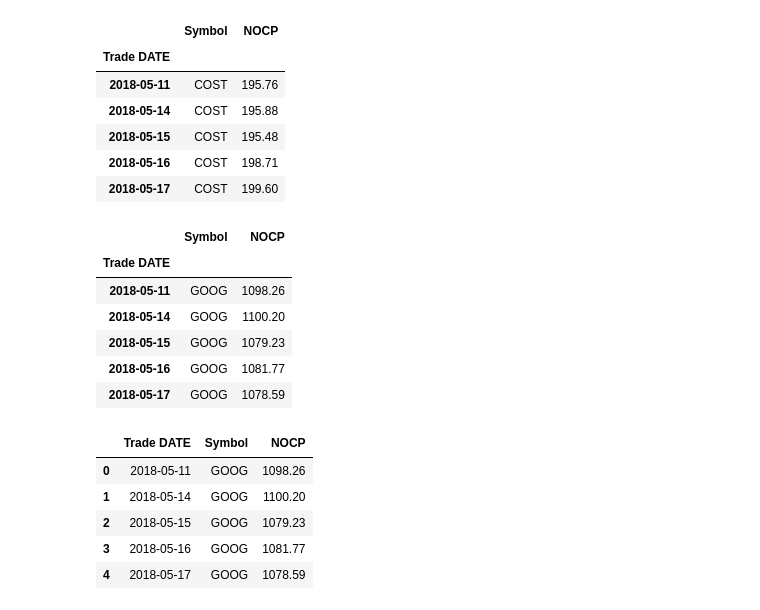
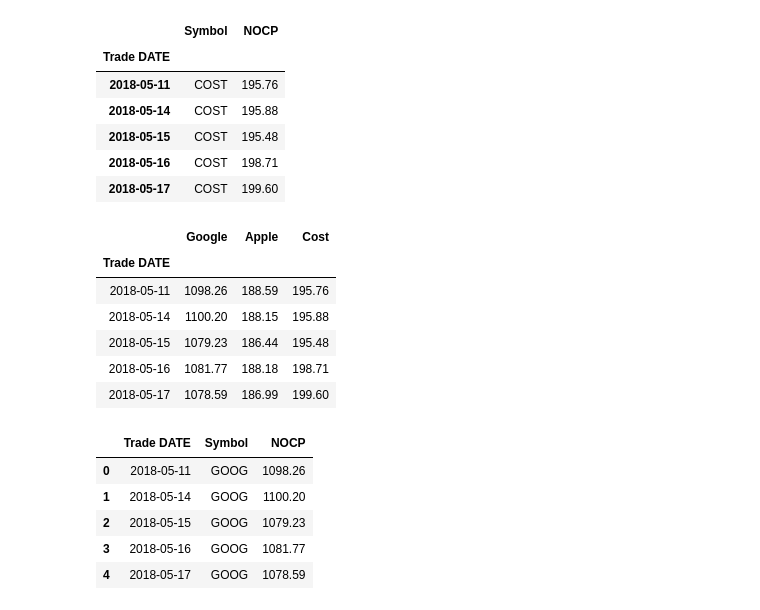
Before and after one commit to GonzaloGarciaContreras/Pandas-Homework-Whale-Analysis, a Jupyter notebook: ggc_whale_analysis.ipynb, the cells around one changed output. Drawn from its saved outputs; the diff is of its cells as text; code cells hidden in the pictures.

Commit message:
+ myporfolio aapl, goog, cost, cleaned

```diff
--- a/ggc_whale_analysis.ipynb
+++ b/ggc_whale_analysis.ipynb
@@ -646,3 +699,20 @@ In this section, you will build your own portfolio of stocks, calculate the retu
 | 2018-05-15 | AAPL | 186.44 |
 | 2018-05-16 | AAPL | 188.18 |
 | 2018-05-17 | AAPL | 186.99 |
+# %%
+# Read the third stock
+cost_csv_path = Path("./Resources/cost_historical.csv")
+cost_csv = pd.read_csv(cost_csv_path)
+#cost_csv.head()
+# %%
+cost_csv.set_index(pd.to_datetime(cost_csv['Trade DATE'], infer_datetime_format=True), inplace=True)
+cost_csv.drop(columns=['Trade DATE', 'Symbol'], inplace=True)
+#cost_csv.head()
+# %%
+cost_csv.sort_index(axis=0, ascending=True, inplace=True)
+#cost_csv.head()
+# %%
+cost_csv = cost_csv.rename(columns={
+    "NOCP": "Cost"
+    })
+cost_csv.head()
@@ -658,16 +736,17 @@ In this section, you will build your own portfolio of stocks, calculate the retu
 | 2018-05-16 | COST | 198.71 |
 | 2018-05-17 | COST | 199.60 |
 # %%
-# Concatenate all stocks into a single DataFrame
-# YOUR CODE HERE
+# Concatenate all DataFrames into a single DataFrame
+concat_data_my_portf = pd.concat([goog_csv, aapl_csv, cost_csv], axis=1, join='inner')
+concat_data_my_portf.head()
 # %% [output]
-|  | Symbol | NOCP |
-| Trade DATE |  |  |
-| 2018-05-11 | GOOG | 1098.26 |
-| 2018-05-14 | GOOG | 1100.20 |
-| 2018-05-15 | GOOG | 1079.23 |
-| 2018-05-16 | GOOG | 1081.77 |
-| 2018-05-17 | GOOG | 1078.59 |
+|  | Google | Apple | Cost |
+| Trade DATE |  |  |  |
+| 2018-05-11 | 1098.26 | 188.59 | 195.76 |
+| 2018-05-14 | 1100.20 | 188.15 | 195.88 |
+| 2018-05-15 | 1079.23 | 186.44 | 195.48 |
+| 2018-05-16 | 1081.77 | 188.18 | 198.71 |
+| 2018-05-17 | 1078.59 | 186.99 | 199.60 |
 # %%
 # Reset the index
 # YOUR CODE HERE
```
Also changed, not shown: parts of 12 cells of this notebook, 3 other files.
